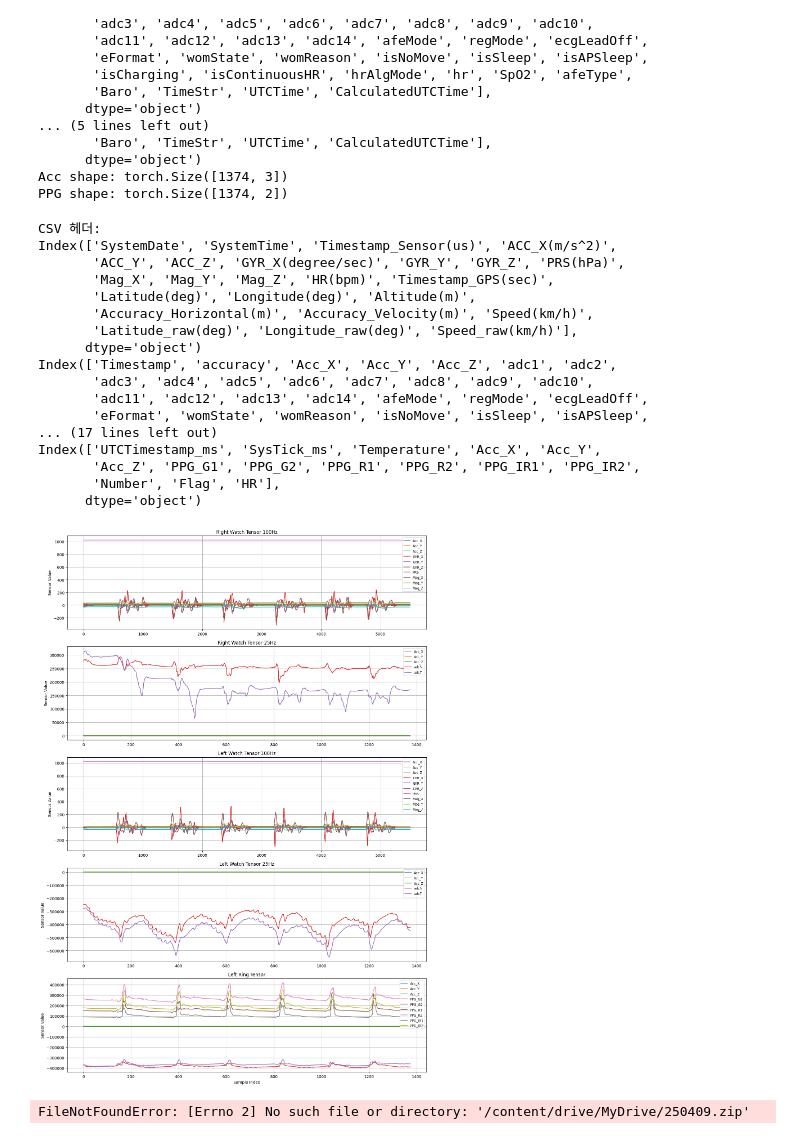
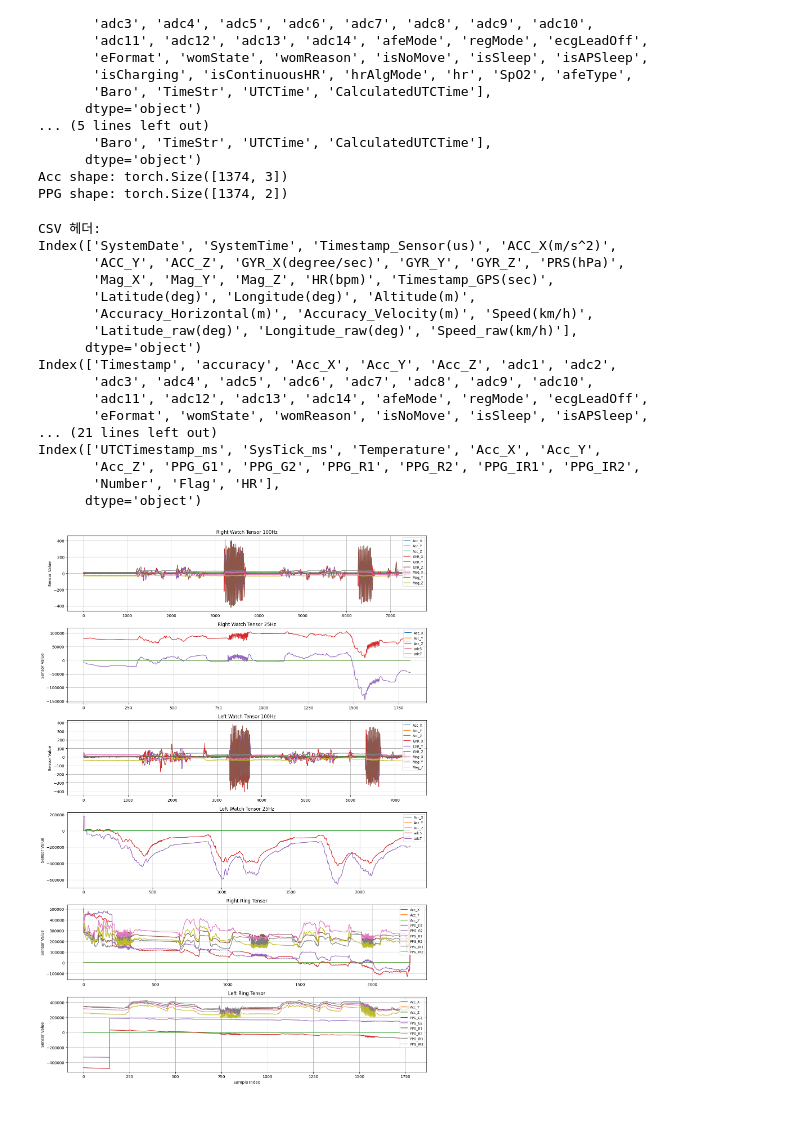
Before and after one commit to uiinlee/colab, a Jupyter notebook: watch_ring.ipynb, the cells around one changed output. Saved outputs shown, nothing was run; the diff lists cells and outputs as text; code cells hidden in the pictures.

```diff
--- a/watch_ring.ipynb
+++ b/watch_ring.ipynb
@@ -237,17 +237,20 @@ import pandas as pd
 import matplotlib.pyplot as plt
 import torch
 
-right_watch_path100 = '/content/drive/MyDrive/watch_ring/right_watch/fusion_20240415-133022.csv'
-right_watch_path25 =  '/content/drive/MyDrive/watch_ring/right_watch/AFELogging_R945USQU1AXC2_6H0K_1.0.57_20240415-133022.csv'
-left_watch_path100 = '/content/drive/MyDrive/watch_ring/left_watch/fusion_20240415-133237.csv'
-left_watch_path25 =  '/content/drive/MyDrive/watch_ring/left_watch/AFELogging_R945USQU1AXC2_6HHY_1.0.57_20240415-133237.csv'
-left_ring_path = '/content/drive/MyDrive/watch_ring/left_ring/RingSpO2_Id000000225_Dev516C_NoDev_1740443097210_P09_20250225_092457_HRIBI.csv'
+right_watch_path100 = '/content/drive/MyDrive/250409/right_watch/fusion_20240327-164607.csv'
+right_watch_path25 =  '/content/drive/MyDrive/250409/right_watch/AFELogging_R945USQU1AXC2_6H0K_1.0.57_20240327-164607.csv'
+left_watch_path100 = '/content/drive/MyDrive/250409/left_watch/fusion_20240528-194638.csv'
+left_watch_path25 =  '/content/drive/MyDrive/250409/left_watch/AFELogging_R945USQU1AXC2_6HHY_1.0.57_20240528-194638.csv'
+right_ring_path = '/content/drive/MyDrive/250409/right_ring/RingSpO2_Id000001536_Dev516C_NoDev_1744180586290_P09_20250409_153626_HRIBI.csv'
+left_ring_path = '/content/drive/MyDrive/250409/left_ring/RingSpO2_Id000001536_DevF952_NoDev_1744180587272_P09_20250409_153627_HRIBI.csv'
 
 df1 = pd.read_csv(right_watch_path100, encoding='utf-8')
 df2 = pd.read_csv(right_watch_path25, encoding='utf-8')
 df3 = pd.read_csv(left_watch_path100, encoding='utf-8')
 df4 = pd.read_csv(left_watch_path25, encoding='utf-8')
-df5 = pd.read_csv(left_ring_path, encoding='utf-8')
+df5 = pd.read_csv(right_ring_path, encoding='utf-8')
+df6 = pd.read_csv(left_ring_path, encoding='utf-8')
+
 
 print("CSV 헤더:")
 print(df1.columns)
@@ -255,6 +258,7 @@ print(df2.columns)
 print(df3.columns)
 print(df4.columns)
 print(df5.columns)
+print(df6.columns)
 # %% [output]
 CSV 헤더:
 Index(['SystemDate', 'SystemTime', 'Timestamp_Sensor(us)', 'ACC_X(m/s^2)',
@@ -268,80 +272,64 @@ Index(['Timestamp', 'accuracy', 'Acc_X', 'Acc_Y', 'Acc_Z', 'adc1', 'adc2',
        'adc3', 'adc4', 'adc5', 'adc6', 'adc7', 'adc8', 'adc9', 'adc10',
        'adc11', 'adc12', 'adc13', 'adc14', 'afeMode', 'regMode', 'ecgLeadOff',
        'eFormat', 'womState', 'womReason', 'isNoMove', 'isSleep', 'isAPSleep',
-... (17 lines left out)
+... (21 lines left out)
 Index(['UTCTimestamp_ms', 'SysTick_ms', 'Temperature', 'Acc_X', 'Acc_Y',
        'Acc_Z', 'PPG_G1', 'PPG_G2', 'PPG_R1', 'PPG_R2', 'PPG_IR1', 'PPG_IR2',
        'Number', 'Flag', 'HR'],
       dtype='object')
 # %%
 # 'Acc_X', 'Acc_Y', 'Acc_Z' 열을 추출하여 numpy 배열로 변환한 후, torch tensor로 변환 ([N, 3])
-right_watch_tensor1 = torch.tensor(df1[['ACC_X(m/s^2)', 'ACC_Y', 'ACC_Z', 'GYR_X(degree/sec)', 'GYR_Y', 'GYR_Z', 'PRS(hPa)', 'Mag_X', 'Mag_Y', 'Mag_Z']].values, dtype=torch.float32)
+right_watch_tensor1 = torch.tensor(df1[['ACC_X(m/s^2)', 'ACC_Y', 'ACC_Z', 'GYR_X(degree/sec)', 'GYR_Y', 'GYR_Z', 'Mag_X', 'Mag_Y', 'Mag_Z']].values, dtype=torch.float32)
 right_watch_tensor2 = torch.tensor(df2[['Acc_X', 'Acc_Y', 'Acc_Z', 'adc5', 'adc7']].values, dtype=torch.float32)
 
-left_watch_tensor1 = torch.tensor(df3[['ACC_X(m/s^2)', 'ACC_Y', 'ACC_Z', 'GYR_X(degree/sec)', 'GYR_Y', 'GYR_Z', 'PRS(hPa)', 'Mag_X', 'Mag_Y', 'Mag_Z']].values, dtype=torch.float32)
+left_watch_tensor1 = torch.tensor(df3[['ACC_X(m/s^2)', 'ACC_Y', 'ACC_Z', 'GYR_X(degree/sec)', 'GYR_Y', 'GYR_Z', 'Mag_X', 'Mag_Y', 'Mag_Z']].values, dtype=torch.float32)
 left_watch_tensor2 = torch.tensor(df4[['Acc_X', 'Acc_Y', 'Acc_Z', 'adc5', 'adc7']].values, dtype=torch.float32)
 
-left_ring_tensor = torch.tensor(df5[['Acc_X', 'Acc_Y', 'Acc_Z', 'PPG_G1', 'PPG_G2', 'PPG_R1', 'PPG_R2', 'PPG_IR1', 'PPG_IR2']].values, dtype=torch.float32)
+right_ring_tensor = torch.tensor(df5[['Acc_X', 'Acc_Y', 'Acc_Z', 'PPG_G1', 'PPG_G2', 'PPG_R1', 'PPG_R2', 'PPG_IR1', 'PPG_IR2']].values, dtype=torch.float32)
+left_ring_tensor = torch.tensor(df6[['Acc_X', 'Acc_Y', 'Acc_Z', 'PPG_G1', 'PPG_G2', 'PPG_R1', 'PPG_R2', 'PPG_IR1', 'PPG_IR2']].values, dtype=torch.float32)
 
 acc_np1 = right_watch_tensor1.numpy()
 acc_np2 = right_watch_tensor2.numpy()
 acc_np3 = left_watch_tensor1.numpy()
 acc_np4 = left_watch_tensor2.numpy()
-acc_np5 = left_ring_tensor.numpy()
+acc_np5 = right_ring_tensor.numpy()
+acc_np6 = left_ring_tensor.numpy()
 
 # subplot 기반 시각화 - torch tensor로부터 numpy 변환 후 시각화
-tensors = [acc_np1, acc_np2, acc_np3, acc_np4, acc_np5]
+tensors = [acc_np1, acc_np2, acc_np3, acc_np4, acc_np5, acc_np6]
 titles = [
     "Right Watch Tensor 100Hz",
     "Right Watch Tensor 25Hz",
     "Left Watch Tensor 100Hz",
     "Left Watch Tensor 25Hz",
+    "Right Ring Tensor",
     "Left Ring Tensor"
 ]
 
 # 컬럼 수가 각 텐서마다 다르므로 따로 라벨 지정
 labels = [
-    ['Acc_X', 'Acc_Y', 'Acc_Z', 'GYR_X', 'GYR_Y', 'GYR_Z', 'PRS', 'Mag_X', 'Mag_Y', 'Mag_Z'],
+    ['Acc_X', 'Acc_Y', 'Acc_Z', 'GYR_X', 'GYR_Y', 'GYR_Z', 'Mag_X', 'Mag_Y', 'Mag_Z'],
     ['Acc_X', 'Acc_Y', 'Acc_Z', 'adc5', 'adc7'],
-    ['Acc_X', 'Acc_Y', 'Acc_Z', 'GYR_X', 'GYR_Y', 'GYR_Z', 'PRS', 'Mag_X', 'Mag_Y', 'Mag_Z'],
+    ['Acc_X', 'Acc_Y', 'Acc_Z', 'GYR_X', 'GYR_Y', 'GYR_Z', 'Mag_X', 'Mag_Y', 'Mag_Z'],
     ['Acc_X', 'Acc_Y', 'Acc_Z', 'adc5', 'adc7'],
+    ['Acc_X', 'Acc_Y', 'Acc_Z', 'PPG_G1', 'PPG_G2', 'PPG_R1', 'PPG_R2', 'PPG_IR1', 'PPG_IR2'],
     ['Acc_X', 'Acc_Y', 'Acc_Z', 'PPG_G1', 'PPG_G2', 'PPG_R1', 'PPG_R2', 'PPG_IR1', 'PPG_IR2']
 ]
 
 # 시각화
-fig, axs = plt.subplots(5, 1, figsize=(14, 20))
+fig, axs = plt.subplots(6, 1, figsize=(14, 20))
 
 for i, (tensor, title, lbls) in enumerate(zip(tensors, titles, labels)):
     ax = axs[i]
     for j in range(tensor.shape[1]):
         ax.plot(tensor[:, j], label=lbls[j])
     ax.set_title(title)
     ax.set_ylabel('Sensor Value')
     ax.grid(True)
     ax.legend(loc='upper right', fontsize='small')
 
 plt.xlabel('Sample Index')
 plt.tight_layout()
 plt.show()
 # %% [output]
-[figure, old version]
+[figure, new version]
-# %%
-import zipfile
-import os
-
-# 열고자 하는 ZIP 파일 경로
-zip_path = '/content/drive/MyDrive/250409.zip'
-
-# 압축을 풀 디렉토리 경로
-extract_dir = '/content/drive/MyDrive/250409'
-
-# 디렉토리 없으면 생성
-os.makedirs(extract_dir, exist_ok=True)
-
-# ZIP 열고 추출
-with zipfile.ZipFile(zip_path, 'r') as zip_ref:
-    zip_ref.extractall(extract_dir)
-    print("압축 해제 완료! 파일 목록:")
-    print(zip_ref.namelist())
-# %% [output]
-FileNotFoundError: [Errno 2] No such file or directory: '/content/drive/MyDrive/250409.zip'
```
Also changed, not shown: parts of 2 cells of this notebook.
